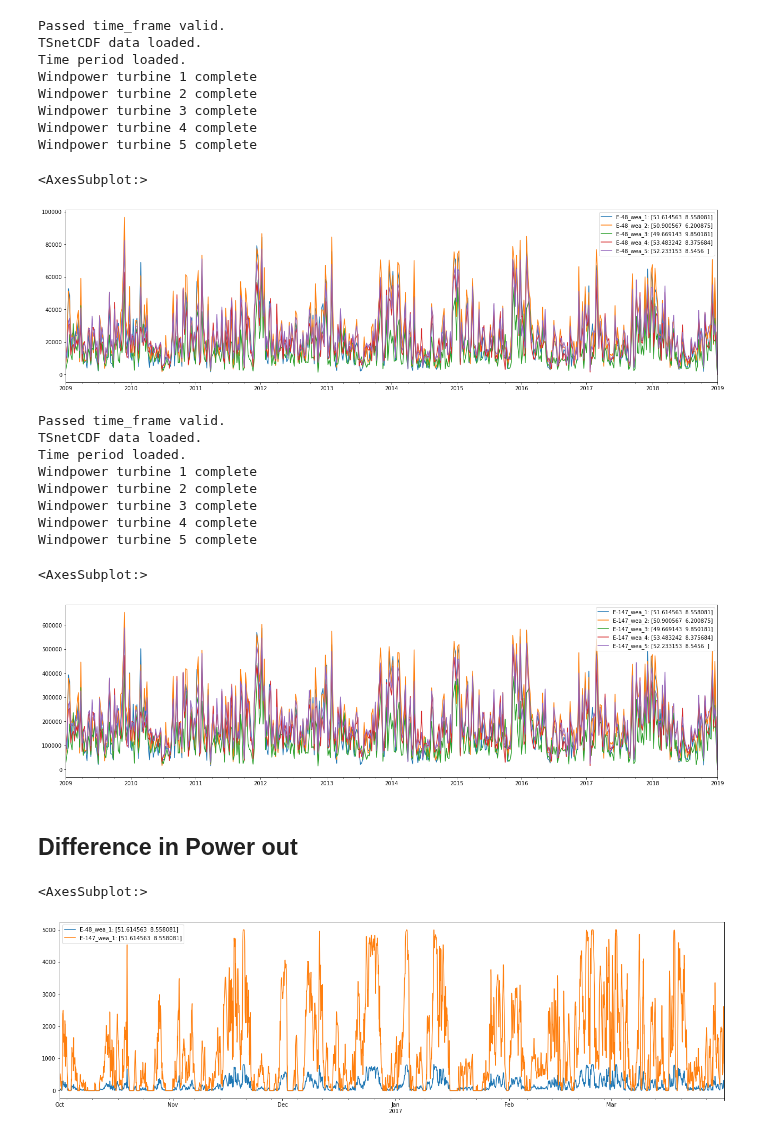
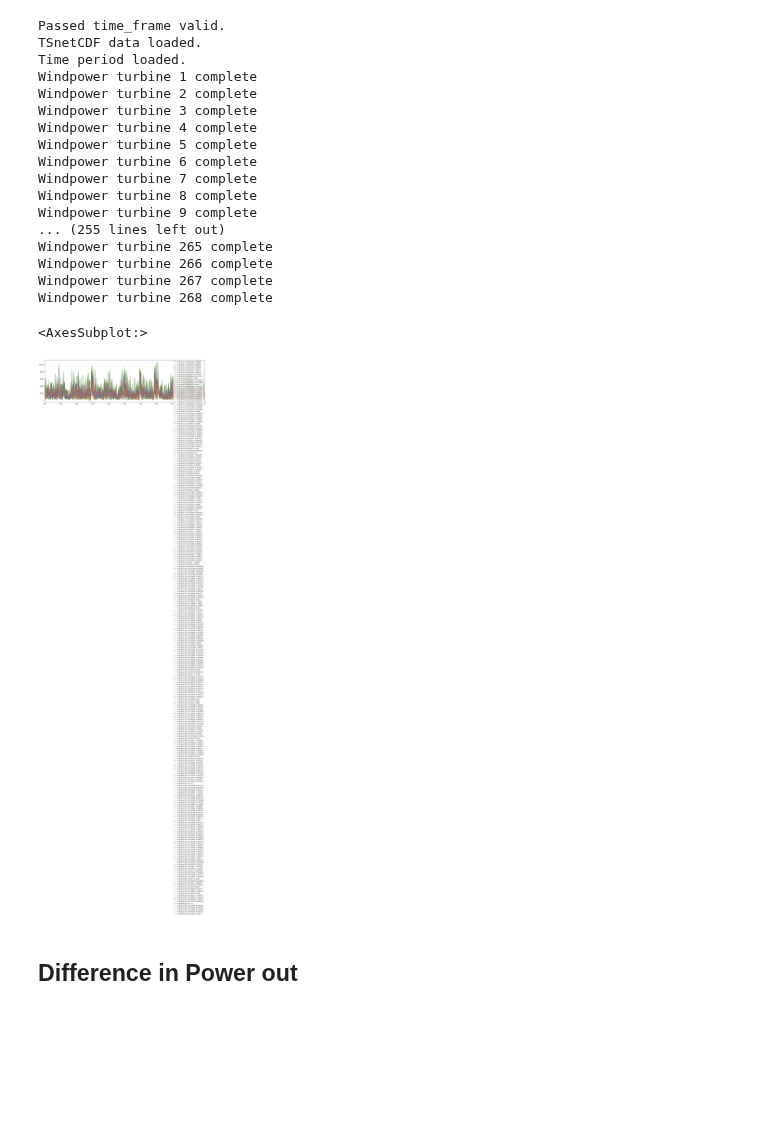
Before and after one commit to clwehner/Windatlas, a Jupyter notebook: windatlas/anemos_data/test_repowering.ipynb, the cells around one changed output. Saved outputs shown, nothing was run; the diff lists cells and outputs as text; code cells hidden in the pictures; blank space fills up the shorter version.

```diff
--- a/windatlas/anemos_data/test_repowering.ipynb
+++ b/windatlas/anemos_data/test_repowering.ipynb
@@ -5,16 +5,19 @@ import xarray
 import pandas
 
 from global_setup import _CONN_PARAMS_DIC
-from databaseLoad import read_postgres_from_queryfile
+from databaseLoad import read_postgres_from_queryfile, _create_postgres_engine
 import plotly.express as px
+import matplotlib.pyplot as plt
+
 import geopandas as gpd
+import contextily as cx
 import math
 
 # Set Limit for displaying columns to None
 pandas.set_option('max_columns', None)
 
 # Path to sql query files
-sql_path = "/home/eouser/Documents/code/Windatlas/windatlas/mastr/sqlQuerys/"
+sql_path = "/home/eouser/Documents/code/Windatlas/windatlas/mastr/sqlCommands/"
 sql_data = "loadMastrWind.sql"
 
 sql_data_path = sql_path + sql_data
@@ -59,41 +98,50 @@ dfrep = dfrep.head()
 # %%
 lat_lon_coor = np.stack((dfrep["Breitengrad"].values, dfrep["Laengengrad"].values), axis=1)
 
 e48 = WeaPoints(
     lat_lon_coor = lat_lon_coor,
     level = dfrep["Nabenhoehe"].values,
     wea_types = list(dfrep["Typ"].values),#["WEA_beispiel"] * lat_lon_coor.shape[0],
     #interpolation_method = [InterpolationMethod.LINEAR] * lat_lon_coor.shape[0],
     _interpolated_power_curves = True,
 )
 
 e48.get_windpower_out(wind_data_type=WindDataType.TSNETCDF, time_frame=[2009,"2018-12-31"])
 
 Eout = {}
 for num, point in enumerate(e48.point_list):
     Eout[f"wea_{num+1}: {point.lat_lon_coor}"] = point.power_time_series
 
 dfe48 = pandas.DataFrame(data=Eout,index=e48.time_periode)
 dfe48 = dfe48.add_prefix("E-48_")
-dfe48.iloc[:,:5].resample("1w").sum().plot(figsize=(22,6))
+dfe48.resample("1w").sum().plot(figsize=(22,6))
 # %% [output]
 Passed time_frame valid.
 TSnetCDF data loaded.
 Time period loaded.
 Windpower turbine 1 complete
 Windpower turbine 2 complete
 Windpower turbine 3 complete
 Windpower turbine 4 complete
 Windpower turbine 5 complete
+Windpower turbine 6 complete
+Windpower turbine 7 complete
+Windpower turbine 8 complete
+Windpower turbine 9 complete
+... (255 lines left out)
+Windpower turbine 265 complete
+Windpower turbine 266 complete
+Windpower turbine 267 complete
+Windpower turbine 268 complete
 <AxesSubplot:>
-[figure, old version]
+[figure, new version]
 # %%
 lat_lon_coor = np.stack((dfrep["Breitengrad"].values, dfrep["Laengengrad"].values), axis=1)
 
 e147 = WeaPoints(
     lat_lon_coor = lat_lon_coor,
     level = dfrep["Nabenhoehe"].values,
-    wea_types = ["Enercon_E-147"] * lat_lon_coor.shape[0],
+    wea_types = ["Enercon_E-147_EP5_5.0"] * lat_lon_coor.shape[0],
     #interpolation_method = [InterpolationMethod.LINEAR] * lat_lon_coor.shape[0],
     _interpolated_power_curves = True,
 )
@@ -107,23 +155,14 @@ for num, point in enumerate(e147.point_list):
 dfe147 = pandas.DataFrame(data=Eout,index=e147.time_periode)
 dfe147 = dfe147.add_prefix("E-147_")
 dfe147.iloc[:,:5].resample("1w").sum().plot(figsize=(22,6))
-# %% [output]
-Passed time_frame valid.
-TSnetCDF data loaded.
-Time period loaded.
-Windpower turbine 1 complete
-Windpower turbine 2 complete
-Windpower turbine 3 complete
-Windpower turbine 4 complete
-Windpower turbine 5 complete
-<AxesSubplot:>
-[figure, removed]
 # %% [markdown]
 ## Difference in Power out
 # %%
-pandas.concat([dfe48, dfe147], axis=1).iloc[:,[0,5]].resample("1h").sum().loc["2016-10":"2017-03",:].plot(figsize=(22,6))
+ax = pandas.concat([dfe48, dfe147], axis=1).iloc[:,[0,5]].resample("1h").sum().loc["2016-10":"2017-03",:].plot(figsize=(22,6))
+
+ax.set_title("Vergleich einer Enercon E-48 und E-147 auf Basis eines E-48 Standorts aus dem MaStR")
+ax.set_ylabel("Energiertrag [kWh]")
+fig = ax.get_figure()
+#fig.savefig("Repowerung.eps", format='eps')
-# %% [output]
-<AxesSubplot:>
-[figure, removed]
 # %%
 diff = pandas.DataFrame().reindex_like(dfe147)
```
Also changed, not shown: parts of 7 cells of this notebook, 36 other files.
